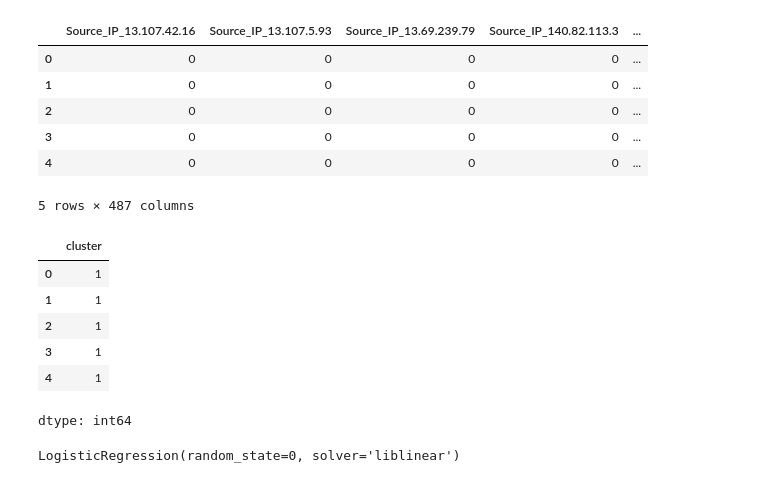
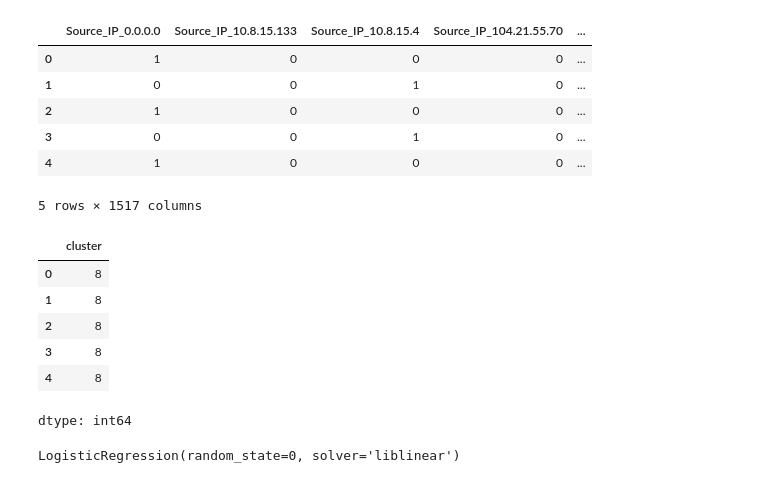
Before and after one commit to docligot/pcap_labs, a Jupyter notebook: notebook/packet_scoring.ipynb, the cells around one changed output. Cells and saved outputs as stored; diff of their text form; code cells hidden in the pictures.

```diff
--- a/notebook/packet_scoring.ipynb
+++ b/notebook/packet_scoring.ipynb
@@ -8,8 +8,8 @@ from sklearn.metrics import r2_score as r2
 # %%
 # Load clusters and labels
 
-clustered = pd.read_csv('/content/Exercise 4/clustered.csv')
-labeled = pd.read_csv('/content/Exercise 4/labeled.csv')
+clustered = pd.read_csv('/content/Exercise 6/xy.csv')
+labeled = pd.read_csv('/content/Exercise 6/clustered.csv')
 # %%
 clustered.head()
 # %% [output]
@@ -32,26 +32,26 @@ labeled.head()
 # %%
 # Load X and Y
 
-X = clustered.drop(columns=['Unnamed: 0', 'Packet_Number', 'Timestamp', 'Length', 'Flags', 'Sequence_Number', '0', '1'])
+X = clustered.drop(columns=['Unnamed: 0', 'Packet_Number', 'Timestamp', 'Length', 'Flags', 'Sequence_Number', 'x_pos', 'y_pos'])
 y = labeled.cluster
 X.head()
 # %% [output]
-|  | Source_IP_13.107.42.16 | Source_IP_13.107.5.93 | Source_IP_13.69.239.79 | Source_IP_140.82.113.3 | ... |
-| 0 | 0 | 0 | 0 | 0 | ... |
-| 1 | 0 | 0 | 0 | 0 | ... |
-| 2 | 0 | 0 | 0 | 0 | ... |
-| 3 | 0 | 0 | 0 | 0 | ... |
-| 4 | 0 | 0 | 0 | 0 | ... |
+|  | Source_IP_0.0.0.0 | Source_IP_10.8.15.133 | Source_IP_10.8.15.4 | Source_IP_104.21.55.70 | ... |
+| 0 | 1 | 0 | 0 | 0 | ... |
+| 1 | 0 | 0 | 1 | 0 | ... |
+| 2 | 1 | 0 | 0 | 0 | ... |
+| 3 | 0 | 0 | 1 | 0 | ... |
+| 4 | 1 | 0 | 0 | 0 | ... |
-5 rows × 487 columns
+5 rows × 1517 columns
 # %%
 y.head()
 # %% [output]
 |  | cluster |
-| 0 | 1 |
-| 1 | 1 |
-| 2 | 1 |
-| 3 | 1 |
-| 4 | 1 |
+| 0 | 8 |
+| 1 | 8 |
+| 2 | 8 |
+| 3 | 8 |
+| 4 | 8 |
 dtype: int64
 # %%
 # Train test split
```
Also changed, not shown: parts of 11 cells of this notebook.
